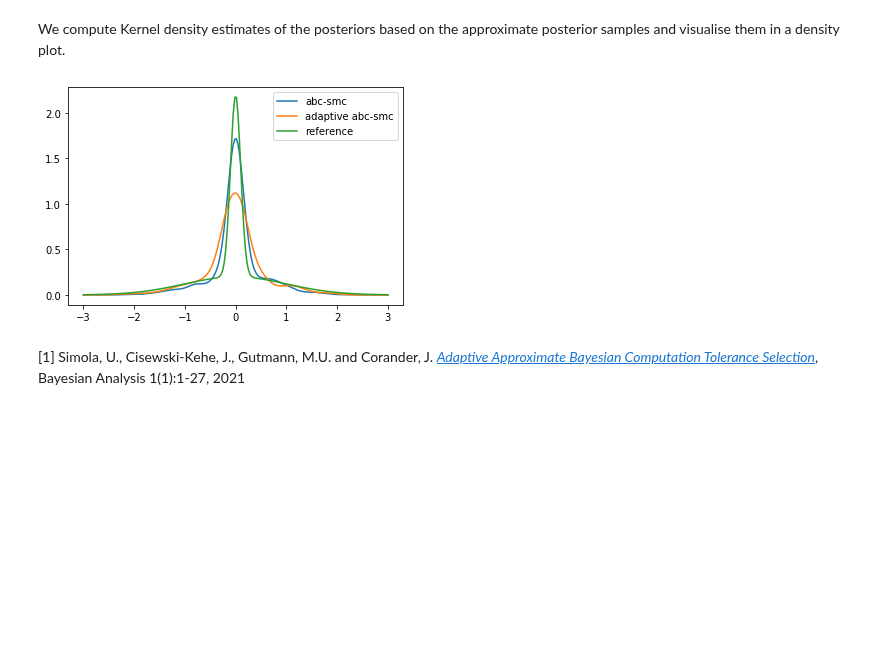
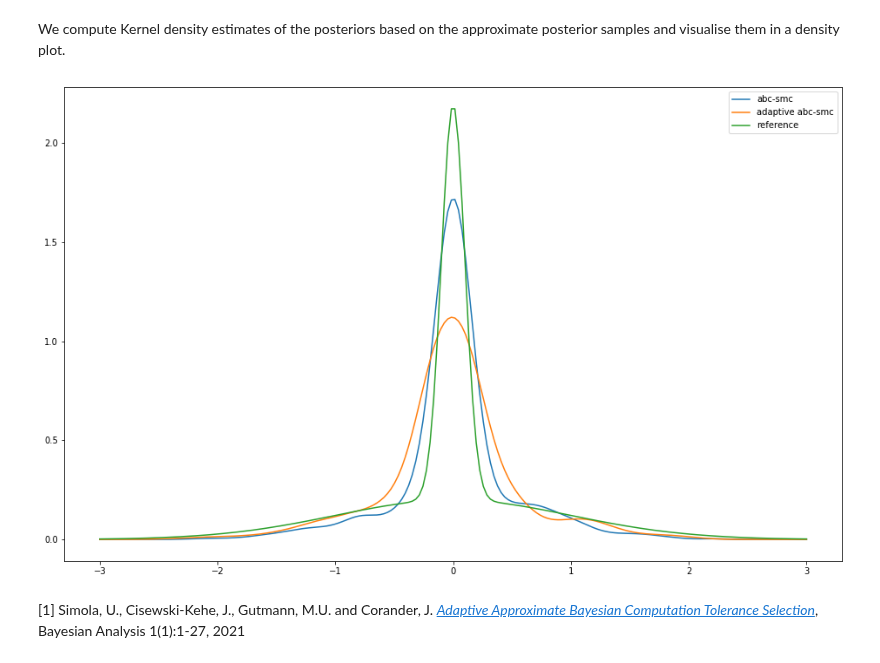
Before and after one commit to elfi-dev/notebooks, a Jupyter notebook: adaptive_threshold_selection.ipynb, the cells around one changed output. Saved outputs shown, nothing was run; the diff lists cells and outputs as text; code cells hidden in the pictures; blank space fills up the shorter version.

Commit message:
Increase figure size.

```diff
--- a/adaptive_threshold_selection.ipynb
+++ b/adaptive_threshold_selection.ipynb
@@ -146,20 +145,21 @@ We compute Kernel density estimates of the posteriors based on the approximate p
 # %%
 smc_posteriorpdf = gaussian_kde(smc_samples.samples_array[:,0])
 adaptive_smc_posteriorpdf = gaussian_kde(adaptive_smc_samples.samples_array[:,0])
 
 reference_posteriorpdf = gaussian_mixture_density
 
 xs = np.linspace(-3,3,200)
 smc_posteriorpdf.covariance_factor = lambda : .25
 smc_posteriorpdf._compute_covariance()
 adaptive_smc_posteriorpdf.covariance_factor = lambda : .25
 adaptive_smc_posteriorpdf._compute_covariance()
+plt.figure(figsize=(16,10))
 plt.plot(xs,smc_posteriorpdf(xs))
 plt.plot(xs,adaptive_smc_posteriorpdf(xs))
 plt.plot(xs,reference_posteriorpdf(xs))
 plt.legend(('abc-smc', 'adaptive abc-smc', 'reference'))
 plt.show()
 # %% [output]
-[figure, old version]
+[figure, new version]
 # %% [markdown]
 [1] Simola, U., Cisewski-Kehe, J., Gutmann, M.U. and Corander, J. [*Adaptive Approximate Bayesian Computation Tolerance Selection*](https://projecteuclid.org/journals/bayesian-analysis/advance-publication/Adaptive-Approximate-Bayesian-Computation-Tolerance-Selection/10.1214/20-BA1211.full), Bayesian Analysis 1(1):1-27, 2021
```
Also changed, not shown: parts of 1 cell of this notebook.
